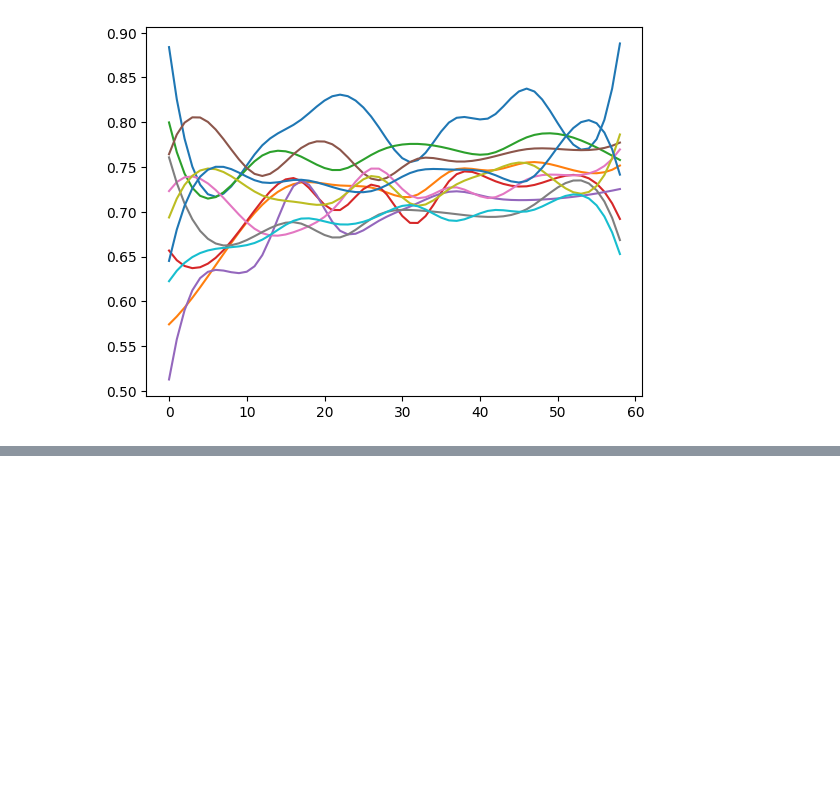
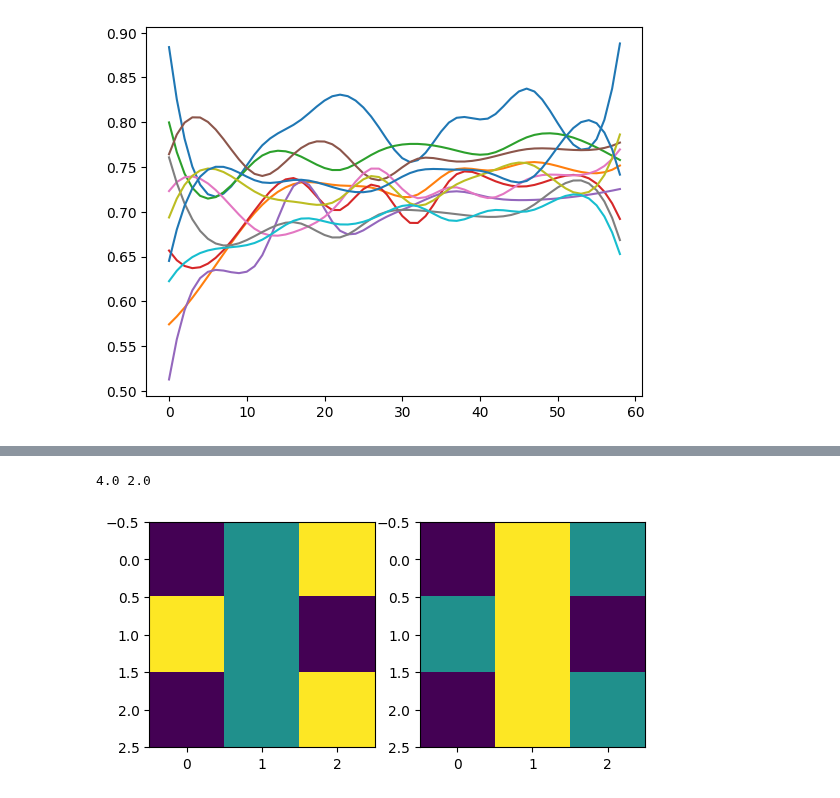
Before and after one commit to z-vig/M3_Pro, a Jupyter notebook: test.ipynb, the cells around one changed output, grey strips where cells are left out. Drawn from its saved outputs; the diff is of its cells as text; code cells hidden in the pictures; blank space fills up the shorter version.

```diff
--- a/test.ipynb
+++ b/test.ipynb
@@ -268,0 +296,14 @@ for x,y in zip(mapped_coord_array[:,0],mapped_coord_array[:,1]):
+# %%
+myarr = np.array([(1,2,3),(3,2,1),(1,2,3)])
+fig,axList = plt.subplots(1,2)
+axList[0].imshow(myarr)
+
+newarr = np.zeros(myarr.shape)
+newarr[np.where(myarr!=3)] = myarr[np.where(myarr!=3)]*2
+newarr[np.where(myarr==3)] = myarr[np.where(myarr==3)]
+axList[1].imshow(newarr)
+
+print (newarr.max(),newarr.min())
+# %% [output]
+4.0 2.0
+[figure, added]
```
Also changed, not shown: parts of 3 cells of this notebook, 5 other files.
